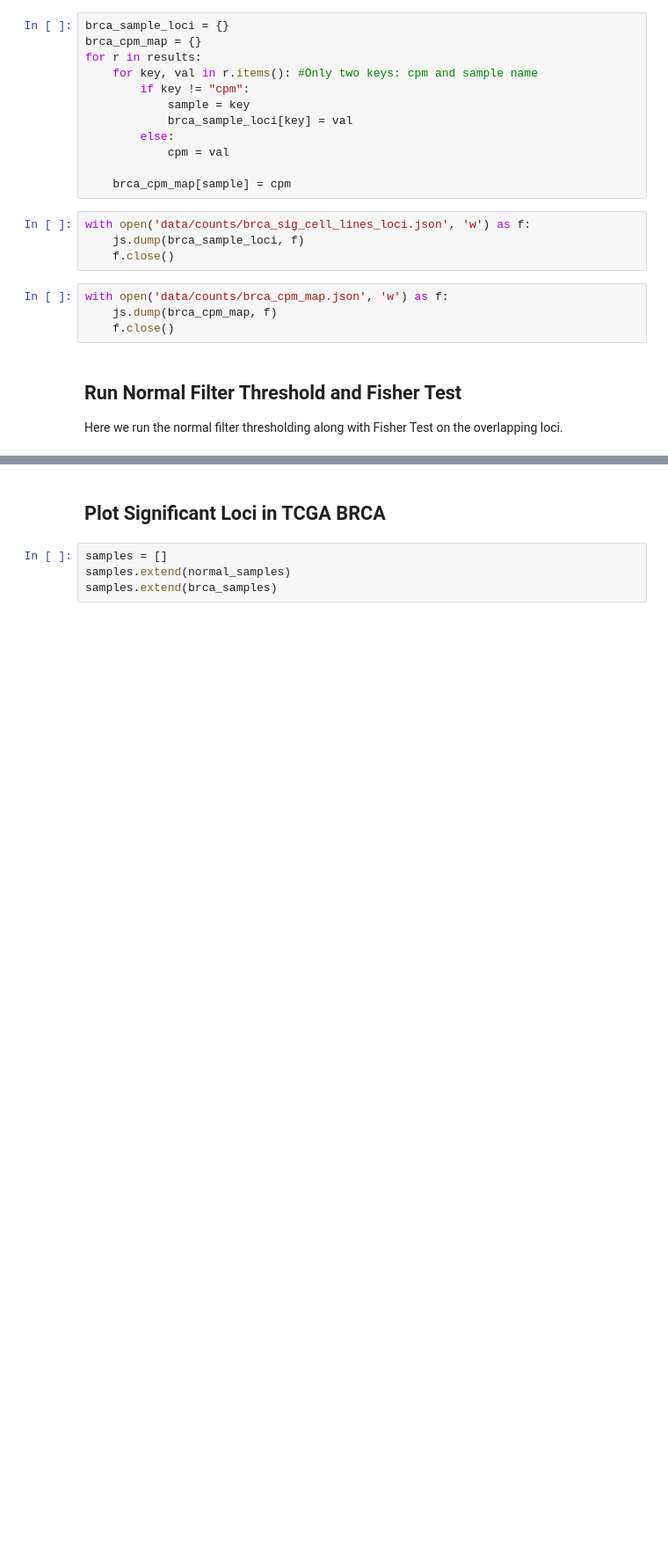
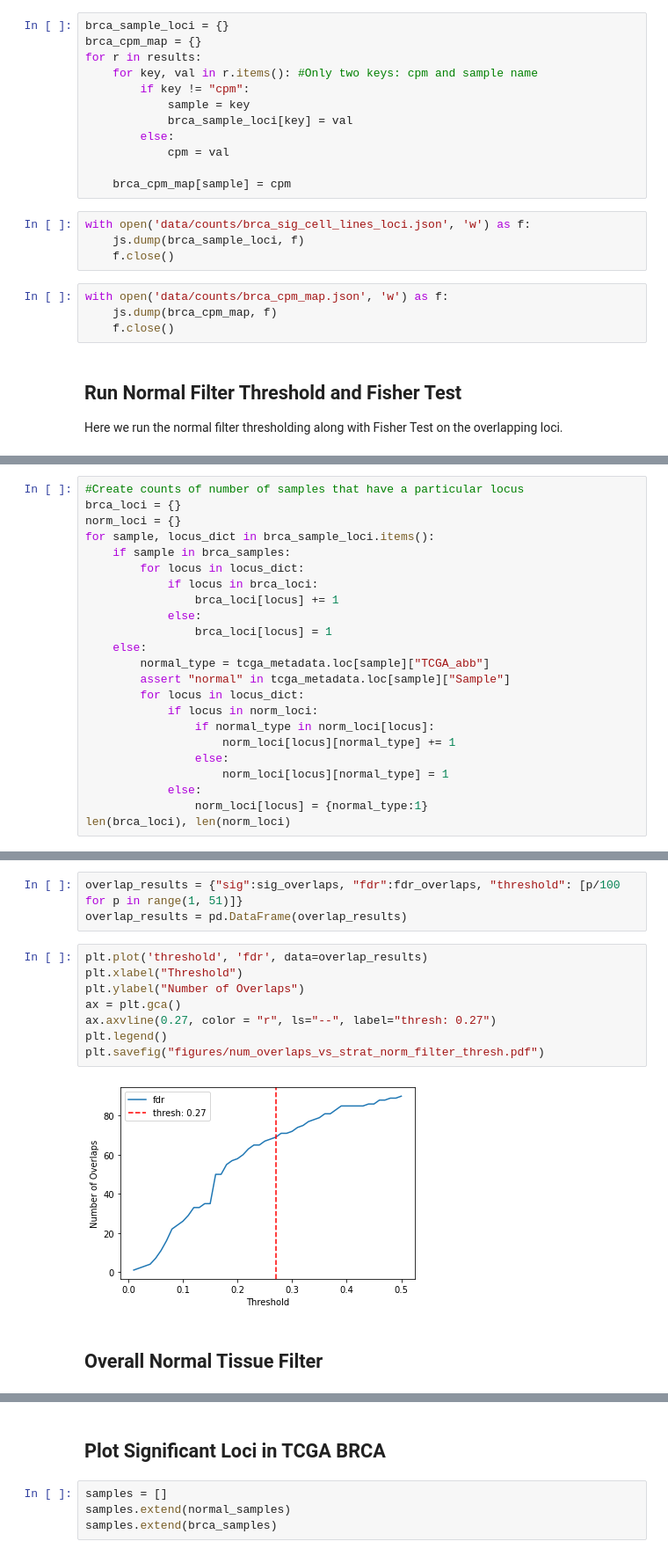
Before and after one commit to goodarzilab/Jeff, a Jupyter notebook: BRCA_oncRNA/BRCA_normal_thresholding.ipynb, the cells around one changed output, grey strips where cells are left out. Shown at 88% size. Drawn from its saved outputs; the diff is of its cells as text; blank space fills up the shorter version.

```diff
--- a/BRCA_oncRNA/BRCA_normal_thresholding.ipynb
+++ b/BRCA_oncRNA/BRCA_normal_thresholding.ipynb
@@ -220,0 +229,23 @@ normal_samples = set(tcga_metadata[tcga_metadata["Sample"].str.contains("normal"
+# %%
+#Create counts of number of samples that have a particular locus
+brca_loci = {}
+norm_loci = {}
+for sample, locus_dict in brca_sample_loci.items():
+    if sample in brca_samples:
+        for locus in locus_dict:
+            if locus in brca_loci:
+                brca_loci[locus] += 1
+            else:
+                brca_loci[locus] = 1
+    else:
+        normal_type = tcga_metadata.loc[sample]["TCGA_abb"]
+        assert "normal" in tcga_metadata.loc[sample]["Sample"]
+        for locus in locus_dict:
+            if locus in norm_loci:
+                if normal_type in norm_loci[locus]:
+                    norm_loci[locus][normal_type] += 1
+                else:
+                    norm_loci[locus][normal_type] = 1
+            else:
+                norm_loci[locus] = {normal_type:1}
+len(brca_loci), len(norm_loci)
@@ -221 +328,16 @@ normal_samples = set(tcga_metadata[tcga_metadata["Sample"].str.contains("normal"
+# %%
+overlap_results = {"sig":sig_overlaps, "fdr":fdr_overlaps, "threshold": [p/100 for p in range(1, 51)]}
+overlap_results = pd.DataFrame(overlap_results)
+# %%
+plt.plot('threshold', 'fdr', data=overlap_results)
+plt.xlabel("Threshold")
+plt.ylabel("Number of Overlaps")
+ax = plt.gca()
+ax.axvline(0.27, color = "r", ls="--", label="thresh: 0.27")
+plt.legend()
+plt.savefig("figures/num_overlaps_vs_strat_norm_filter_thresh.pdf")
+# %% [output]
+[figure, added]
+# %% [markdown]
+## Overall Normal Tissue Filter
 # %%
```
Also changed, not shown: parts of 37 cells of this notebook, 6 other files.
